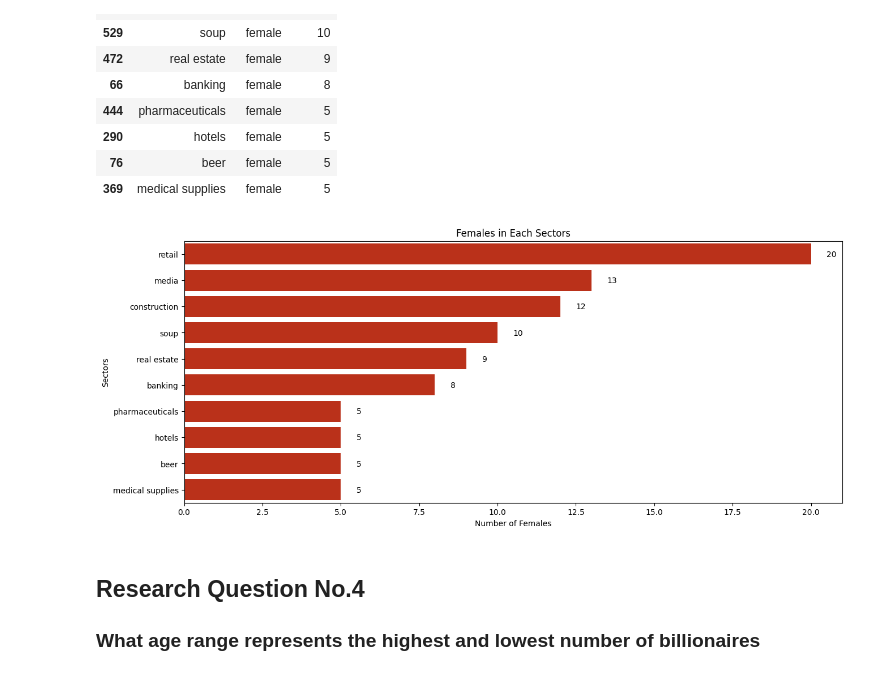
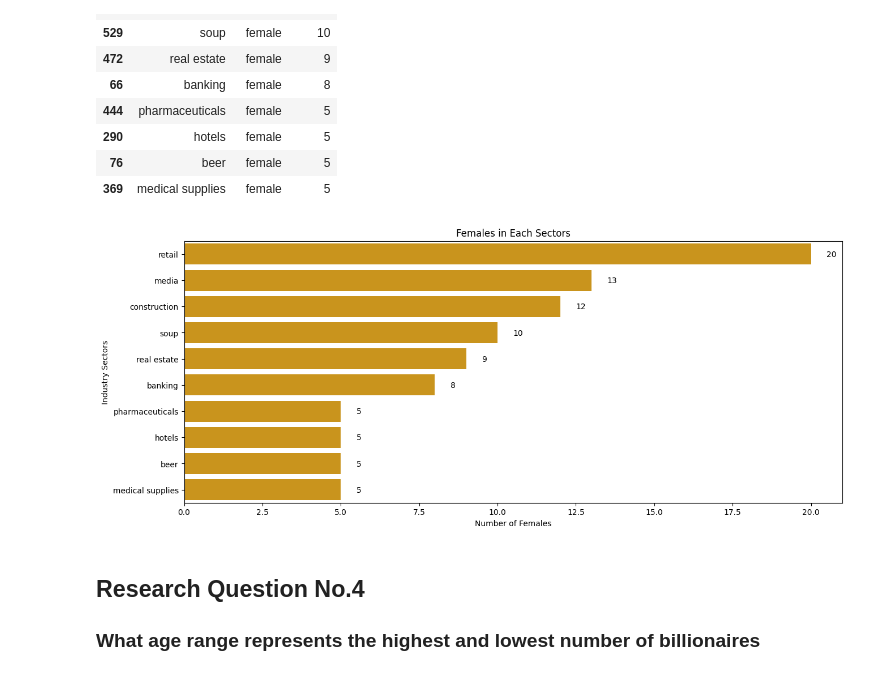
Before and after one commit to obinnaofomah/Forbes_Billionaires_Analysis, a Jupyter notebook: Billionaire Data Analysis.ipynb, the cells around one changed output. Cells and saved outputs as stored; diff of their text form; code cells hidden in the pictures.

```diff
--- a/Billionaire Data Analysis.ipynb
+++ b/Billionaire Data Analysis.ipynb
@@ -469,16 +470,16 @@ female_group
 # %%
 # Plot the female group
 fig = plt.figure(figsize=(15, 6))
 
-cx = sns.barplot(x='Count', y='Sectors', data=female_group, color='#D41E00')
+cx = sns.barplot(x='Count', y='Sectors', data=female_group, color='#E69F00')
 plt.title('Females in Each Sectors')
 plt.xlabel('Number of Females')
-plt.ylabel("Sectors")
+plt.ylabel("Industry Sectors")
 
 for i, v in enumerate(female_group['Count']):
     cx.text(v + 0.5, i + 0.1, str(v), color='black', fontsize=10)
 # %% [output]
-[figure, old version]
+[figure, new version]
 # %% [markdown]
 ## Research Question No.4
 ### What age range represents the highest and lowest number of billionaires
```
Also changed, not shown: parts of 15 cells of this notebook.
